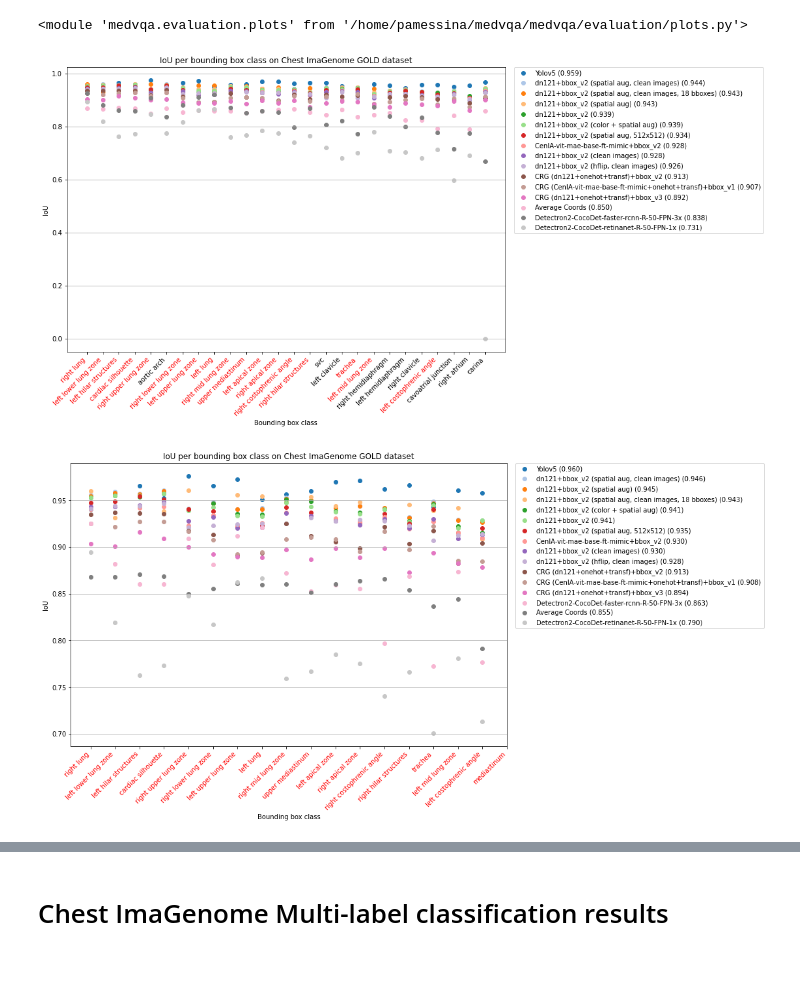
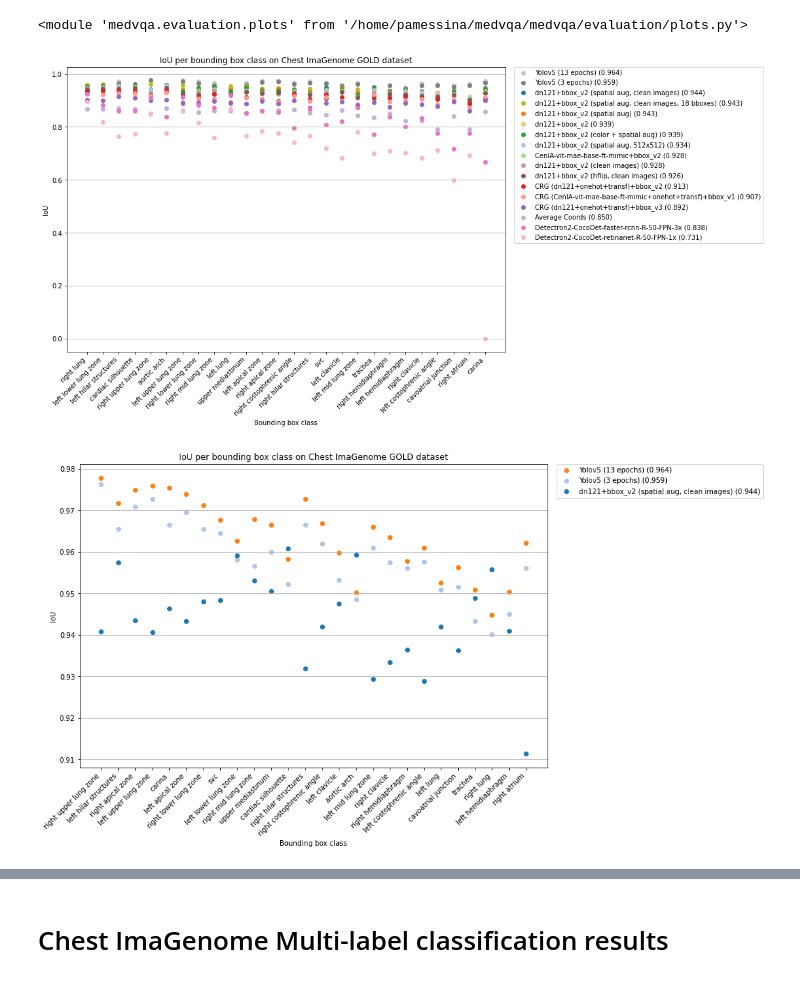
Before and after one commit to PabloMessina/MedVQA, a Jupyter notebook: medvqa/notebooks/Results Summary.ipynb, the cells around one changed output, grey strips where cells are left out. Saved outputs shown, nothing was run; the diff lists cells and outputs as text; code cells hidden in the pictures.

```diff
--- a/medvqa/notebooks/Results Summary.ipynb
+++ b/medvqa/notebooks/Results Summary.ipynb
@@ -992,10 +1051,11 @@ plot_chest_imagenome_bbox_metrics_per_bbox_class(
         df_bbox_chstimgn.loc[(df_bbox_chstimgn['timestamp'] == '20230227_122901')].iloc[0]['metrics_path'],
         df_bbox_chstimgn.loc[(df_bbox_chstimgn['timestamp'] == '20230227_134559')].iloc[0]['metrics_path'],
         df_bbox_chstimgn.loc[(df_bbox_chstimgn['timestamp'] == '20230227_130158')].iloc[0]['metrics_path'],
-        df_bbox_chstimgn.loc[(df_bbox_chstimgn['timestamp'] == '20230302_142857')].iloc[0]['metrics_path'],
         df_bbox_chstimgn.loc[(df_bbox_chstimgn['timestamp'] == '20230301_180949')].iloc[0]['metrics_path'],
         df_bbox_chstimgn.loc[(df_bbox_chstimgn['timestamp'] == '20230316_122709')].iloc[0]['metrics_path'],
         df_bbox_chstimgn.loc[(df_bbox_chstimgn['timestamp'] == '20230320_181651')].iloc[0]['metrics_path'],
+        df_bbox_chstimgn.loc[(df_bbox_chstimgn['timestamp'] == '20230320_203928')].iloc[0]['metrics_path'],
+        df_bbox_chstimgn.loc[(df_bbox_chstimgn['timestamp'] == '20230302_142857')].iloc[0]['metrics_path'],
     ],
     method_aliases=[
         'dn121+bbox_v2 (spatial aug, clean images)',
@@ -1010,10 +1070,11 @@ plot_chest_imagenome_bbox_metrics_per_bbox_class(
         'Average Coords',
         'dn121+bbox_v2 (hflip, clean images)',
         'dn121+bbox_v2 (clean images)',
-        'dn121+bbox_v2 (spatial aug, clean images, 18 bboxes)',
         'Detectron2-CocoDet-faster-rcnn-R-50-FPN-3x',
         'Detectron2-CocoDet-retinanet-R-50-FPN-1x',
-        'Yolov5',
+        'Yolov5 (3 epochs)',
+        'Yolov5 (13 epochs)',
+        'dn121+bbox_v2 (spatial aug, clean images, 18 bboxes)',
     ],
     metric_name='iou',
     metric_alias='IoU',
@@ -1021,50 +1082,51 @@ plot_chest_imagenome_bbox_metrics_per_bbox_class(
     figsize=(12, 8)
 )
 # %% [output]
-[figure, old version]
+[figure, new version]
 # %%
 plot_chest_imagenome_bbox_metrics_per_bbox_class(
     metrics_paths=[
         df_bbox_chstimgn.loc[(df_bbox_chstimgn['timestamp'] == '20230224_065346')].iloc[0]['metrics_path'],
-        df_bbox_chstimgn.loc[(df_bbox_chstimgn['timestamp'] == '20230224_051558')].iloc[0]['metrics_path'],
-        df_bbox_chstimgn.loc[(df_bbox_chstimgn['timestamp'] == '20230221_174959')].iloc[0]['metrics_path'],
-        df_bbox_chstimgn.loc[(df_bbox_chstimgn['timestamp'] == '20230215_124027') & (df_bbox_chstimgn['iou_RL'].notna())].iloc[0]['metrics_path'],
-        df_bbox_chstimgn.loc[(df_bbox_chstimgn['timestamp'] == '20230216_131111') & (df_bbox_chstimgn['eval_mode'].str.contains('clamped'))].iloc[0]['metrics_path'],
-        df_bbox_chstimgn.loc[(df_bbox_chstimgn['timestamp'] == '20230217_040800') & (df_bbox_chstimgn['eval_mode'].str.contains('clamped'))].iloc[0]['metrics_path'],
-        df_bbox_chstimgn.loc[(df_bbox_chstimgn['timestamp'] == '20230208_231030')].iloc[0]['metrics_path'],
-        df_bbox_chstimgn.loc[(df_bbox_chstimgn['timestamp'] == '20230209_000803')].iloc[0]['metrics_path'],
-        df_bbox_chstimgn.loc[(df_bbox_chstimgn['timestamp'] == '20230208_231344')].iloc[0]['metrics_path'],
-        df_bbox_chstimgn.loc[(df_bbox_chstimgn['timestamp'] == '20230227_122901')].iloc[0]['metrics_path'],
-        df_bbox_chstimgn.loc[(df_bbox_chstimgn['timestamp'] == '20230227_134559')].iloc[0]['metrics_path'],
-        df_bbox_chstimgn.loc[(df_bbox_chstimgn['timestamp'] == '20230227_130158')].iloc[0]['metrics_path'],
-        df_bbox_chstimgn.loc[(df_bbox_chstimgn['timestamp'] == '20230302_142857')].iloc[0]['metrics_path'],
-        df_bbox_chstimgn.loc[(df_bbox_chstimgn['timestamp'] == '20230301_180949')].iloc[0]['metrics_path'],
-        df_bbox_chstimgn.loc[(df_bbox_chstimgn['timestamp'] == '20230316_122709')].iloc[0]['metrics_path'],
+#         df_bbox_chstimgn.loc[(df_bbox_chstimgn['timestamp'] == '20230224_051558')].iloc[0]['metrics_path'],
+#         df_bbox_chstimgn.loc[(df_bbox_chstimgn['timestamp'] == '20230221_174959')].iloc[0]['metrics_path'],
+#         df_bbox_chstimgn.loc[(df_bbox_chstimgn['timestamp'] == '20230215_124027') & (df_bbox_chstimgn['iou_RL'].notna())].iloc[0]['metrics_path'],
+#         df_bbox_chstimgn.loc[(df_bbox_chstimgn['timestamp'] == '20230216_131111') & (df_bbox_chstimgn['eval_mode'].str.contains('clamped'))].iloc[0]['metrics_path'],
+#         df_bbox_chstimgn.loc[(df_bbox_chstimgn['timestamp'] == '20230217_040800') & (df_bbox_chstimgn['eval_mode'].str.contains('clamped'))].iloc[0]['metrics_path'],
+#         df_bbox_chstimgn.loc[(df_bbox_chstimgn['timestamp'] == '20230208_231030')].iloc[0]['metrics_path'],
+#         df_bbox_chstimgn.loc[(df_bbox_chstimgn['timestamp'] == '20230209_000803')].iloc[0]['metrics_path'],
+#         df_bbox_chstimgn.loc[(df_bbox_chstimgn['timestamp'] == '20230208_231344')].iloc[0]['metrics_path'],
+#         df_bbox_chstimgn.loc[(df_bbox_chstimgn['timestamp'] == '20230227_122901')].iloc[0]['metrics_path'],
+#         df_bbox_chstimgn.loc[(df_bbox_chstimgn['timestamp'] == '20230227_134559')].iloc[0]['metrics_path'],
+#         df_bbox_chstimgn.loc[(df_bbox_chstimgn['timestamp'] == '20230227_130158')].iloc[0]['metrics_path'],
+#         df_bbox_chstimgn.loc[(df_bbox_chstimgn['timestamp'] == '20230301_180949')].iloc[0]['metrics_path'],
+#         df_bbox_chstimgn.loc[(df_bbox_chstimgn['timestamp'] == '20230316_122709')].iloc[0]['metrics_path'],
         df_bbox_chstimgn.loc[(df_bbox_chstimgn['timestamp'] == '20230320_181651')].iloc[0]['metrics_path'],
+        df_bbox_chstimgn.loc[(df_bbox_chstimgn['timestamp'] == '20230320_203928')].iloc[0]['metrics_path'],
+#         df_bbox_chstimgn.loc[(df_bbox_chstimgn['timestamp'] == '20230302_142857')].iloc[0]['metrics_path'],
     ],
     method_aliases=[
         'dn121+bbox_v2 (spatial aug, clean images)',
-        'dn121+bbox_v2 (spatial aug, 512x512)',
-        'dn121+bbox_v2 (spatial aug)',
-        'dn121+bbox_v2',
-        'dn121+bbox_v2 (color + spatial aug)',
-        'CenIA-vit-mae-base-ft-mimic+bbox_v2',
-        'CRG (dn121+onehot+transf)+bbox_v2',
-        'CRG (CenIA-vit-mae-base-ft-mimic+onehot+transf)+bbox_v1',
-        'CRG (dn121+onehot+transf)+bbox_v3',
-        'Average Coords',
-        'dn121+bbox_v2 (hflip, clean images)',
-        'dn121+bbox_v2 (clean images)',
-        'dn121+bbox_v2 (spatial aug, clean images, 18 bboxes)',
-        'Detectron2-CocoDet-faster-rcnn-R-50-FPN-3x',
-        'Detectron2-CocoDet-retinanet-R-50-FPN-1x',
-        'Yolov5',
+#         'dn121+bbox_v2 (spatial aug, 512x512)',
+#         'dn121+bbox_v2 (spatial aug)',
+#         'dn121+bbox_v2',
+#         'dn121+bbox_v2 (color + spatial aug)',
+#         'CenIA-vit-mae-base-ft-mimic+bbox_v2',
+#         'CRG (dn121+onehot+transf)+bbox_v2',
+#         'CRG (CenIA-vit-mae-base-ft-mimic+onehot+transf)+bbox_v1',
+#         'CRG (dn121+onehot+transf)+bbox_v3',
+#         'Average Coords',
+#         'dn121+bbox_v2 (hflip, clean images)',
+#         'dn121+bbox_v2 (clean images)',
+#         'Detectron2-CocoDet-faster-rcnn-R-50-FPN-3x',
+#         'Detectron2-CocoDet-retinanet-R-50-FPN-1x',
+        'Yolov5 (3 epochs)',
+        'Yolov5 (13 epochs)',
+#         'dn121+bbox_v2 (spatial aug, clean images, 18 bboxes)',
     ],
     metric_name='iou',
     metric_alias='IoU',
     dataset_name='Chest ImaGenome GOLD dataset',
-    bbox_class_names=medvqa.datasets.chest_imagenome.ANAXNET_BBOX_NAMES,
     figsize=(12, 8)
 )
 # %% [output]
-[figure, old version]
+[figure, new version]
```
Also changed, not shown: parts of 21 cells of this notebook, 24 other files.
